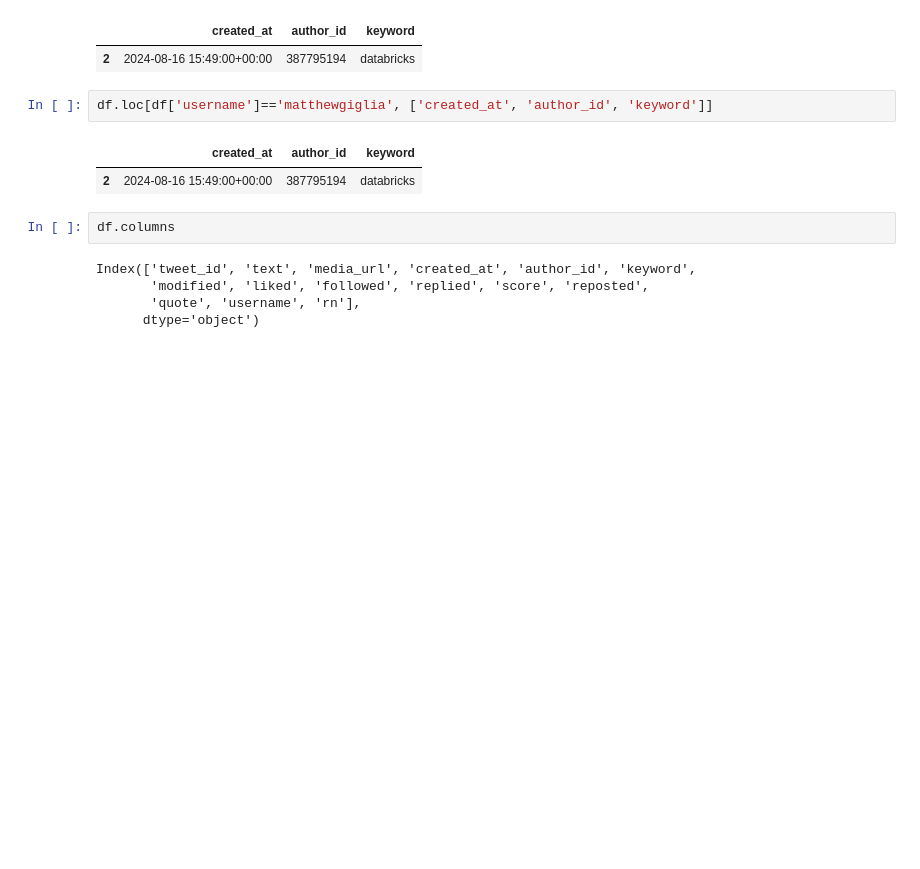
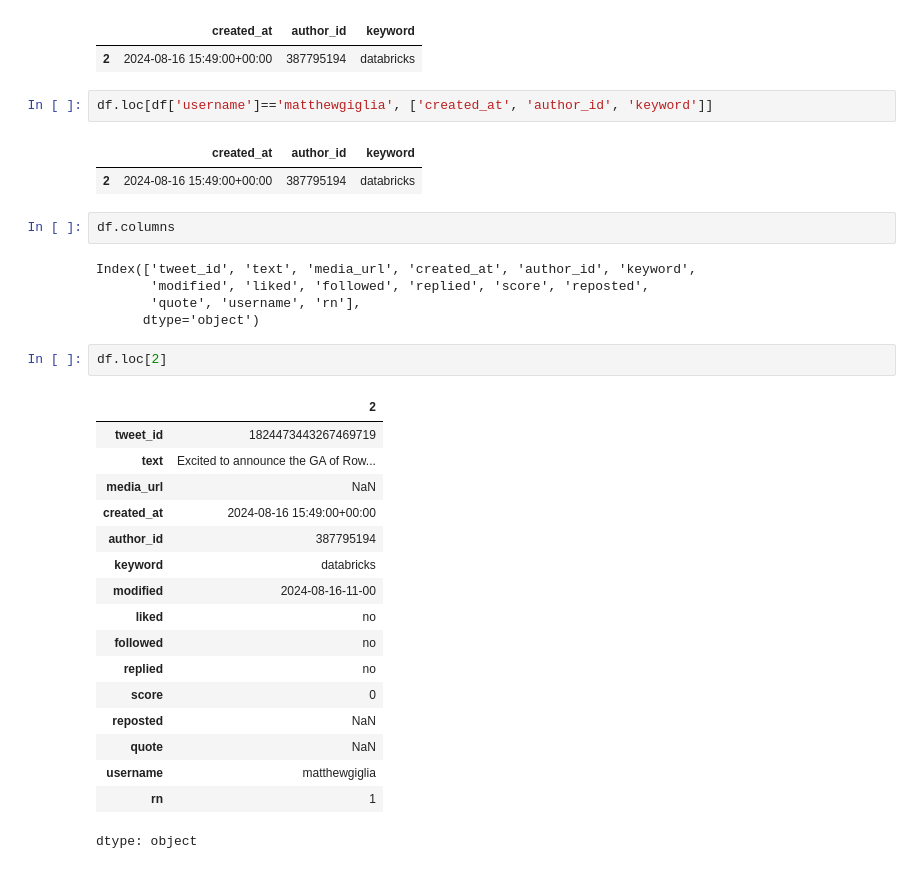
Before and after one commit to byambaa1982/python_cources_for_beginers, a Jupyter notebook: Mini Project 1/Pandas_6.ipynb, the cells around one changed output. Drawn from its saved outputs; the diff is of its cells as text; blank space fills up the shorter version.

```diff
--- a/Mini Project 1/Pandas_6.ipynb
+++ b/Mini Project 1/Pandas_6.ipynb
@@ -119,3 +119,23 @@ Index(['tweet_id', 'text', 'media_url', 'created_at', 'author_id', 'keyword',
        'modified', 'liked', 'followed', 'replied', 'score', 'reposted',
        'quote', 'username', 'rn'],
       dtype='object')
+# %%
+df.loc[2]
+# %% [output]
+|  | 2 |
+| tweet_id | 1824473443267469719 |
+| text | Excited to announce the GA of Row... |
+| media_url | NaN |
+| created_at | 2024-08-16 15:49:00+00:00 |
+| author_id | 387795194 |
+| keyword | databricks |
+| modified | 2024-08-16-11-00 |
+| liked | no |
+| followed | no |
+| replied | no |
+| score | 0 |
+| reposted | NaN |
+| quote | NaN |
+| username | matthewgiglia |
+| rn | 1 |
+dtype: object
```
